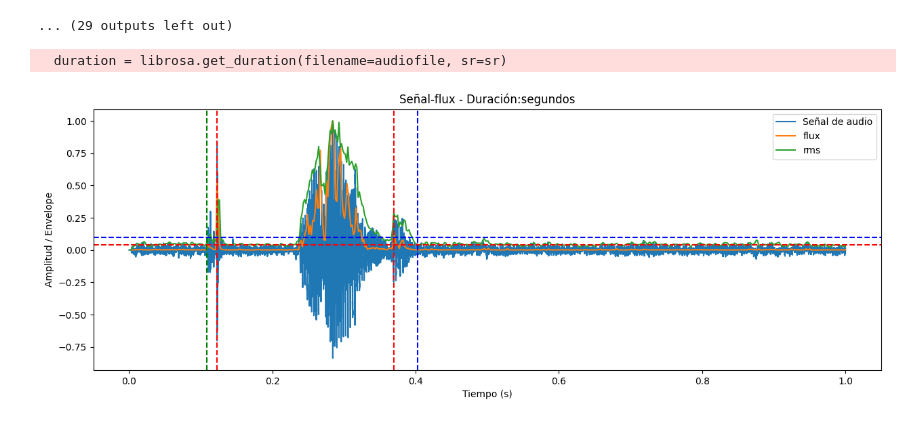
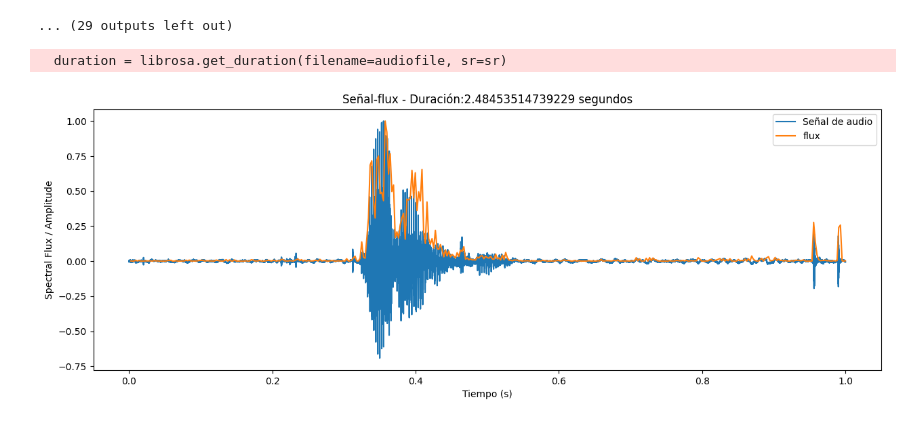
Before and after one commit to Juan2000-coder/Speech_Recognition, a Jupyter notebook: implementation/audio/trimming/2-SpectralFluxAndRms.ipynb, the cells around one changed output. Saved outputs shown, nothing was run; the diff lists cells and outputs as text; code cells hidden in the pictures.

```diff
--- a/implementation/audio/trimming/2-SpectralFluxAndRms.ipynb
+++ b/implementation/audio/trimming/2-SpectralFluxAndRms.ipynb
@@ -20,7 +20,7 @@ from prettytable import PrettyTable
 # %%
 fruit_types      = ['pera', 'banana', 'manzana', 'naranja']
 audios           = {fruit: [] for fruit in fruit_types}
-training_path    = '../../../dataset/audios/test'
+training_path    = '../../../dataset/audios/training'
 original_path    = os.path.join(training_path, 'original')
 processed_path   = os.path.join(training_path, 'processed')
 model_file       = 'model.pkl'
@@ -238,7 +237,7 @@ naranja14.wav
 ... (29 outputs left out)
 # %%
 def process(audio_in, audio_out, rms_umbral = 0.043, flux_umbral = 0.096):
-    signal, sr, _ = load_audio(audio_in)
+    signal, sr, duration = load_audio(audio_in)
 
     rms = librosa.feature.rms(y = signal, frame_length = FRAME_SIZE, hop_length = HOP_SIZE)
     rms /= np.max(np.abs(rms))
@@ -296,17 +295,17 @@ def process(audio_in, audio_out, rms_umbral = 0.043, flux_umbral = 0.096):
 
     plt.plot(tsignal, signal/np.max(np.abs(signal)), label='Señal de audio')
     plt.plot(tflux, flux, label='flux')
-    plt.plot(trms, rms.reshape(-1,), label='rms')
+    '''plt.plot(trms, rms.reshape(-1,), label='rms')
     plt.axvline(x=tflux[rigth_index], color='r', linestyle='--')
     plt.axvline(x=tflux[left_index], color='r', linestyle='--')
     plt.axvline(x=trms[rms_rigth], color='b', linestyle='--')
     plt.axvline(x=trms[rms_left], color='g', linestyle='--')
     plt.axhline(y=rms_umbral, color='r', linestyle='--')
-    plt.axhline(y=flux_umbral, color='b', linestyle='--')
+    plt.axhline(y=flux_umbral, color='b', linestyle='--')'''
 
-    plt.title(f'Señal-flux - Duración:segundos')
+    plt.title(f'Señal-flux - Duración:{duration} segundos')
     plt.xlabel('Tiempo (s)')
-    plt.ylabel('Amplitud / Envelope')
+    plt.ylabel('Spectral Flux / Amplitude')
     plt.legend()  # Mostrar leyenda con etiquetas
     plt.show()
 
@@ -318,12 +317,10 @@ def process(audio_in, audio_out, rms_umbral = 0.043, flux_umbral = 0.096):
     mask = ttrimed <= tflux[rigth_index]
     ttrimed = ttrimed[mask]
     trimed = trimed[mask]
-    sf.write(audio_out, trimed, sr)
+    #sf.write(audio_out, trimed, sr)
 # %%
-out = os.path.join(processed_path, 'test5.wav')
-file = os.path.join(original_path, 'test5.wav')
-
-process(file, out)
+file = os.path.join(original_path, 'naranja/naranja21.wav')
+process(file,'algo')
 # %% [output]
   duration = librosa.get_duration(filename=audiofile, sr=sr)
-[figure, old version]
+[figure, new version]
```
Also changed, not shown: parts of 2 cells of this notebook, 9 other files.
